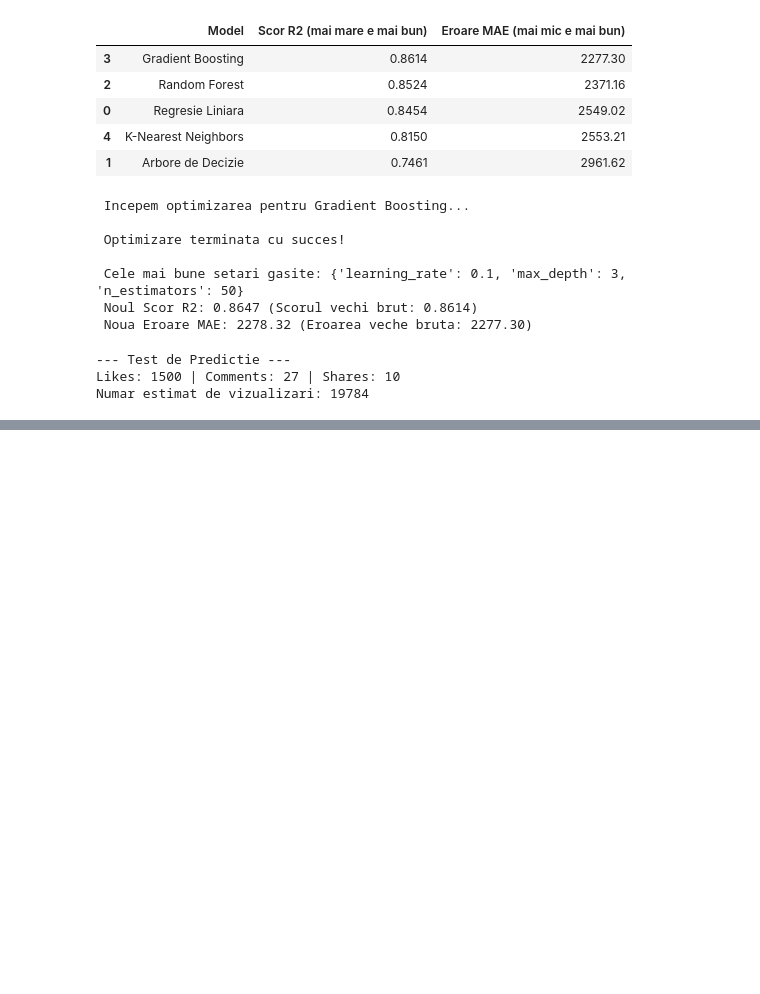
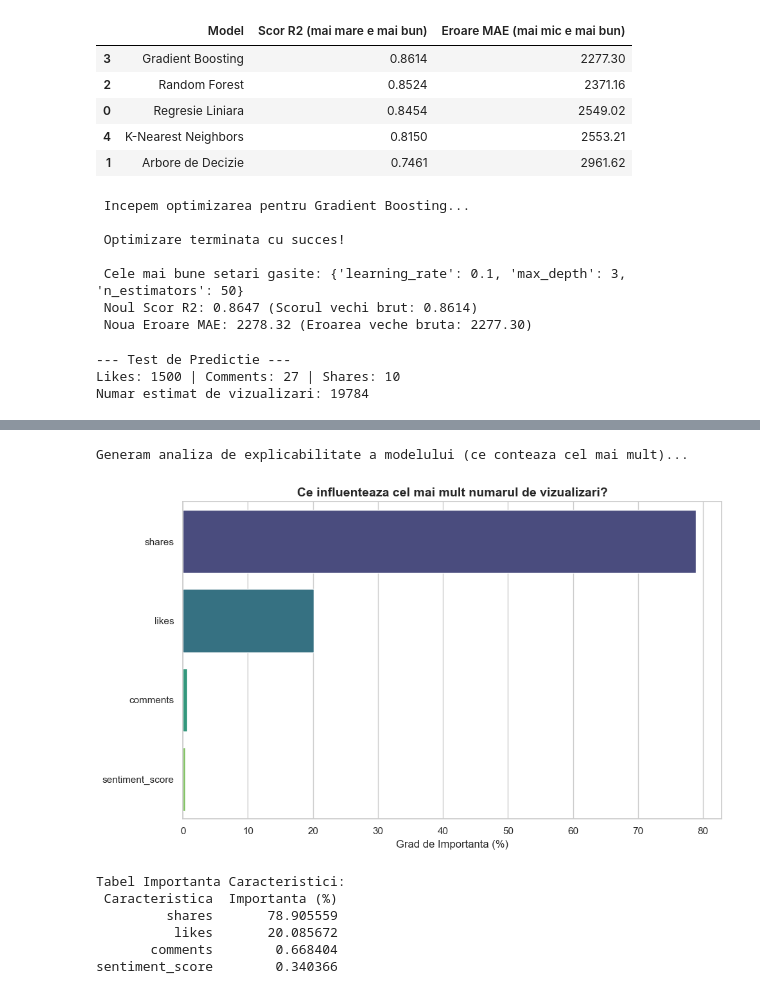
Before and after one commit to Morovanuuu/Proiect-Sisteme-Inteligente, a Jupyter notebook: analiza_youtube.ipynb, the cells around one changed output, grey strips where cells are left out. Saved outputs shown, nothing was run; the diff lists cells and outputs as text; code cells hidden in the pictures; blank space fills up the shorter version.

Commit message:
Adaugare interpretare feature importance

```diff
--- a/analiza_youtube.ipynb
+++ b/analiza_youtube.ipynb
@@ -398 +398,54 @@ Generam graficele comparative...
 [figure]
+# %%
+
+# EXPLICABILITATEA MODELULUI (Feature Importance)
+import pandas as pd
+import matplotlib.pyplot as plt
+import seaborn as sns
+
+print("Generam analiza de explicabilitate a modelului (ce conteaza cel mai mult)...")
+
+# Am extras importanta din modelul Gradient Boosting optimizat
+importanta_variabilelor = cel_mai_bun_model.feature_importances_
+
+# Coloanele folosite la antrenare
+nume_coloane = ['likes', 'comments', 'shares', 'sentiment_score']
+
+# Pentru a vedea procentele cream un tabel
+df_importanta = pd.DataFrame({
+    'Caracteristica': nume_coloane,
+    'Importanta (%)': importanta_variabilelor * 100
+})
+
+# Am sortat  descrescator
+df_importanta = df_importanta.sort_values(by='Importanta (%)', ascending=False)
+
+# Generam graficul vizual
+plt.figure(figsize=(10, 6))
+sns.barplot(
+    data=df_importanta,
+    x='Importanta (%)',
+    y='Caracteristica',
+    palette='viridis',
+    hue='Caracteristica',
+    legend=False
+)
+
+plt.title('Ce influenteaza cel mai mult numarul de vizualizari?', fontsize=14, fontweight='bold')
+plt.xlabel('Grad de Importanta (%)')
+plt.ylabel('')
+plt.tight_layout()
+plt.show()
+
+# Afisam tabelul
+print("\nTabel Importanta Caracteristici:")
+print(df_importanta.to_string(index=False))
+# %% [output]
+Generam analiza de explicabilitate a modelului (ce conteaza cel mai mult)...
+[figure, added]
+Tabel Importanta Caracteristici:
+ Caracteristica  Importanta (%)
+         shares       78.905559
+          likes       20.085672
+       comments        0.668404
+sentiment_score        0.340366
```
Also changed, not shown: parts of 4 cells of this notebook.
